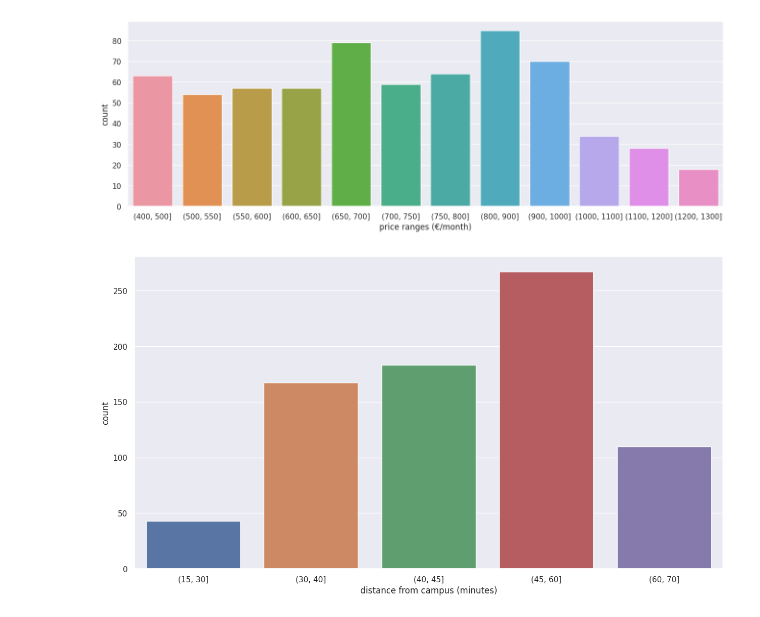
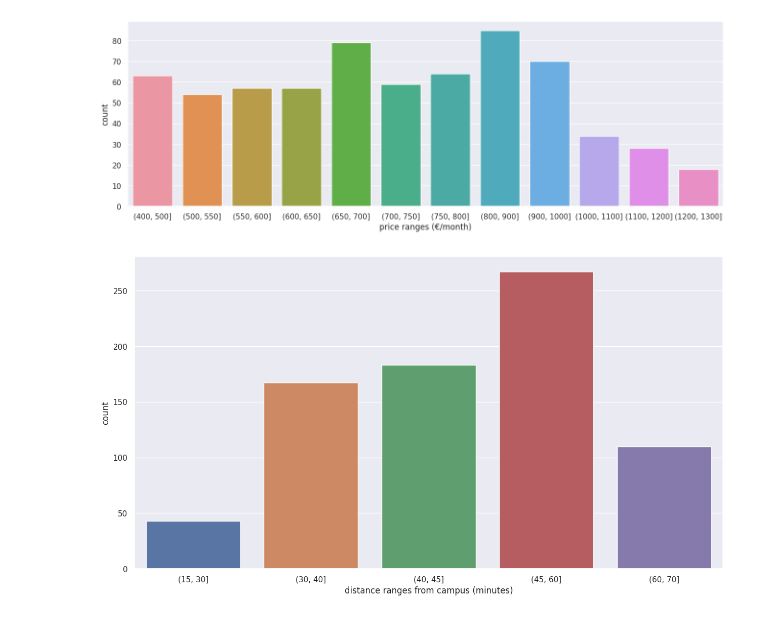
Before and after one commit to rcastellotti/wg-gesucht-analysis, a Jupyter notebook: main.ipynb, the cells around one changed output. Saved outputs shown, nothing was run; the diff lists cells and outputs as text; code cells hidden in the pictures.

```diff
--- a/main.ipynb
+++ b/main.ipynb
@@ -53,8 +54,8 @@ m.save("a.html")
 # %%
 df = df.astype({"distance_from_campus": float})
 df['bins'] = pd.cut(x=df['distance_from_campus'], bins=[15,30,40,45,60,70])
 ax=sns.countplot(x="bins",data=df)
-ax.set(xlabel="distance from campus (minutes)")
+ax.set(xlabel="distance ranges from campus (minutes)")
 plt.show()
 # %% [output]
-[figure, old version]
+[figure, new version]
```
Also changed, not shown: parts of 6 cells of this notebook, 1 other file.
